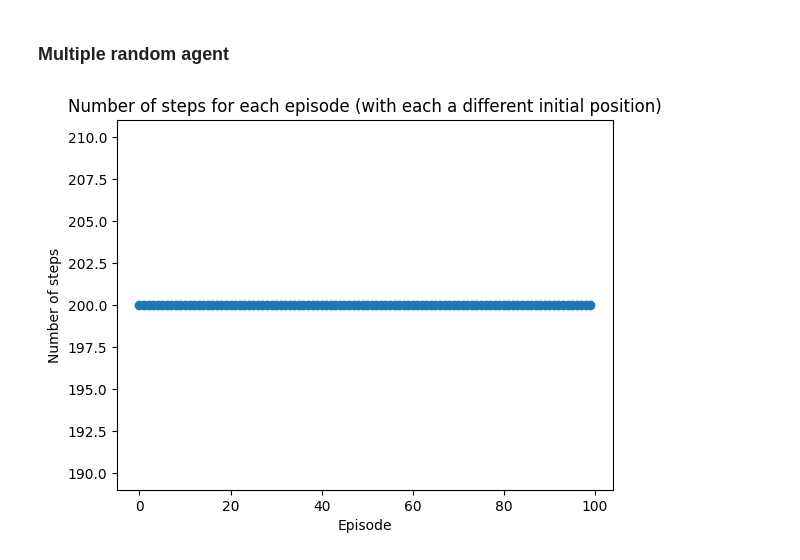
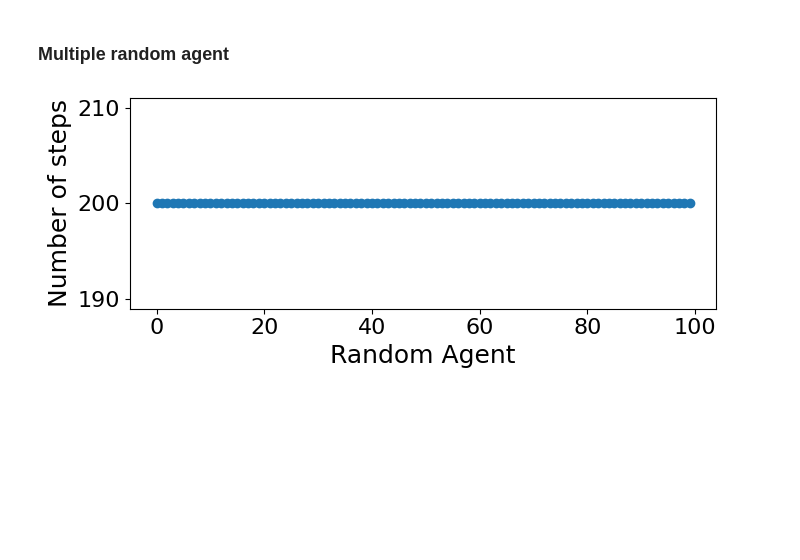
Before and after one commit to schiesser/MontainCar, a Jupyter notebook: Code/RandomAgent.ipynb, the cells around one changed output. Cells and saved outputs as stored; diff of their text form; code cells hidden in the pictures; blank space fills up the shorter version.

```diff
--- a/Code/RandomAgent.ipynb
+++ b/Code/RandomAgent.ipynb
@@ -54,10 +66,14 @@ for i in range(nb_episode):
     simple_random.run()
     nb_step_per_episode[i] = simple_random.nb_step
 # %%
+plt.figure(figsize=(7, 3))
 plt.scatter(range(nb_episode),nb_step_per_episode)
-plt.title('Number of steps for each episode (with each a different initial position)')
-plt.xlabel('Episode')
-plt.ylabel('Number of steps')
+#plt.title('Number of steps for each episode (with each a different initial position)', fontsize=18)
+plt.ylabel('Number of steps',fontsize=18)
+plt.xlabel('Random Agent',fontsize=18)
+plt.tick_params(axis='both', which='major', labelsize=16)
+plt.tight_layout()
+plt.savefig('multiple_random.png')
 plt.show()
 # %% [output]
-[figure, old version]
+[figure, new version]
```
Also changed, not shown: parts of 3 cells of this notebook.
